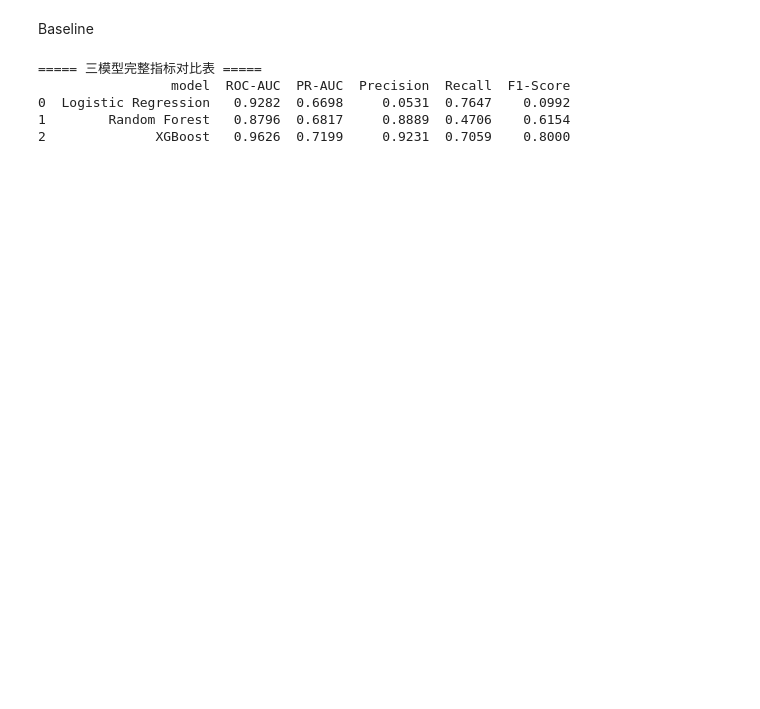
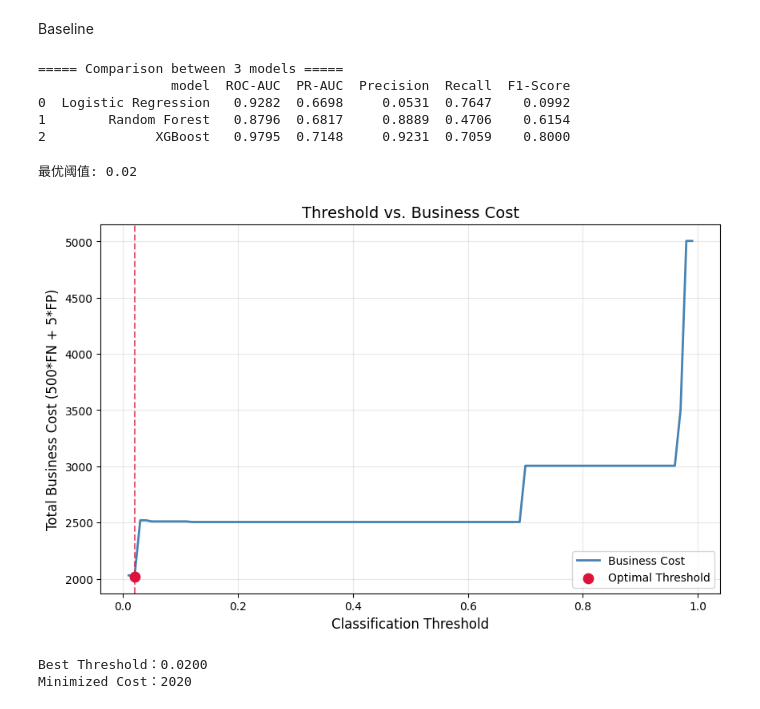
Before and after one commit to DaisyLuxy/credit_fraud_ml, a Jupyter notebook: notebooks/02_baseline.ipynb, the cells around one changed output. Cells and saved outputs as stored; diff of their text form; code cells hidden in the pictures; blank space fills up the shorter version.

Commit message:
feat: add threshold-cost diagram for XGBoost

```diff
--- a/notebooks/02_baseline.ipynb
+++ b/notebooks/02_baseline.ipynb
@@ -62,7 +62,7 @@ def train_xgb(X_train, y_train, X_test, y_test):
         ("clf", XGBClassifier(
             n_estimators=100,
             learning_rate=0.1,      # 学习率，可自行调参
-            scale_pos_weight=9,     # 不平衡样本权重，根据正负比例修改
+            scale_pos_weight=10,     # 不平衡样本权重，根据正负比例修改
             random_state=42,
             use_label_encoder=False,
             eval_metric="logloss"
@@ -109,11 +109,52 @@ results.append(evaluate("XGBoost", pipe_xgb, X_test, y_test))
 
 # 生成完整对比表格
 result_df = pd.DataFrame(results)
-print("===== 三模型完整指标对比表 =====")
+print("===== Comparison between 3 models =====")
 print(result_df)
 # %% [output]
-===== 三模型完整指标对比表 =====
+===== Comparison between 3 models =====
                  model  ROC-AUC  PR-AUC  Precision  Recall  F1-Score
 0  Logistic Regression   0.9282  0.6698     0.0531  0.7647    0.0992
 1        Random Forest   0.8796  0.6817     0.8889  0.4706    0.6154
-2              XGBoost   0.9626  0.7199     0.9231  0.7059    0.8000
+2              XGBoost   0.9795  0.7148     0.9231  0.7059    0.8000
+# %%
+# 中文注释：定义业务成本，寻找最优阈值
+import numpy as np
+proba = pipe_xgb.predict_proba(X_test)[:, 1]
+thresholds = np.linspace(0.01, 0.99, 99)
+costs = []
+for t in thresholds:
+    y_pred = (proba > t).astype(int)
+    fn = ((y_pred == 0) & (y_test == 1)).sum()  # 漏判欺诈
+    fp = ((y_pred == 1) & (y_test == 0)).sum()  # 误报
+    cost = 500 * fn + 5 * fp
+    costs.append(cost)
+
+best_t = thresholds[np.argmin(costs)]
+print("Best thresholds:", best_t)
+# %% [output]
+最优阈值: 0.02
+# %%
+# 绘制 阈值(x) - 业务成本(y) 曲线
+plt.figure(figsize=(10, 6))
+plt.plot(thresholds, costs, color="steelblue", linewidth=2, label="Business Cost")
+
+# 标注最优阈值点（成本最低）
+plt.scatter(best_t, min(costs), color="crimson", s=80, zorder=5, label="Optimal Threshold")
+
+# 辅助线 + 标注文字
+plt.axvline(x=best_t, color="crimson", linestyle="--", alpha=0.7)
+plt.title("Threshold vs. Business Cost", fontsize=14)
+plt.xlabel("Classification Threshold", fontsize=12)
+plt.ylabel("Total Business Cost (500*FN + 5*FP)", fontsize=12)
+plt.legend()
+plt.grid(alpha=0.3)
+plt.show()
+
+# 打印最优结果
+print(f"Best Threshold：{best_t:.4f}")
+print(f"Minimized Cost：{min(costs)}")
+# %% [output]
+[figure, added]
+Best Threshold：0.0200
+Minimized Cost：2020
```
